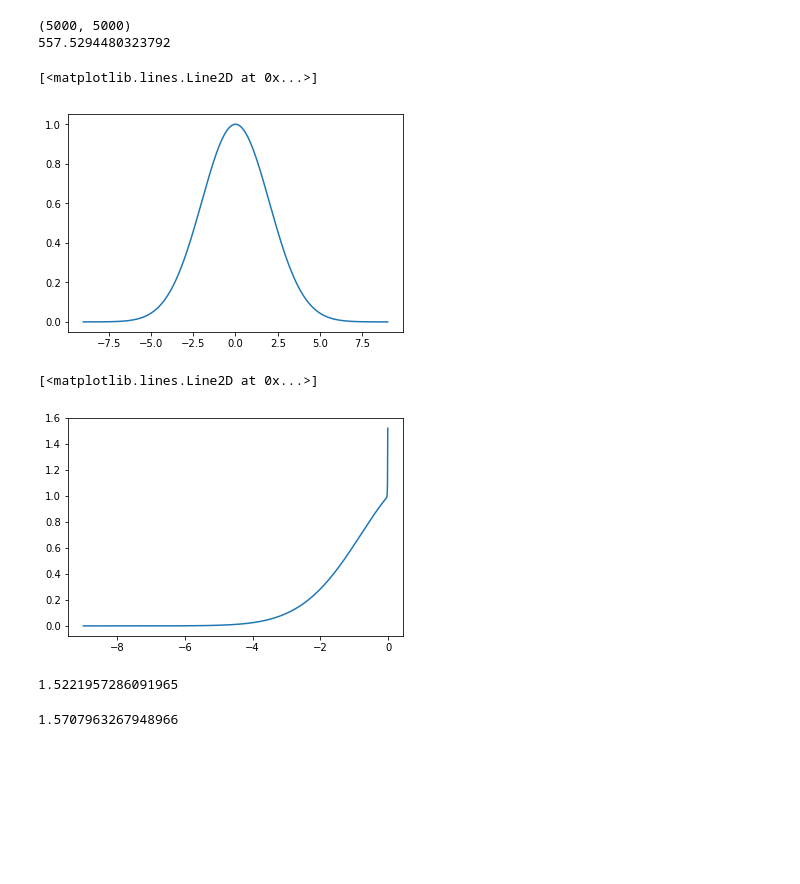
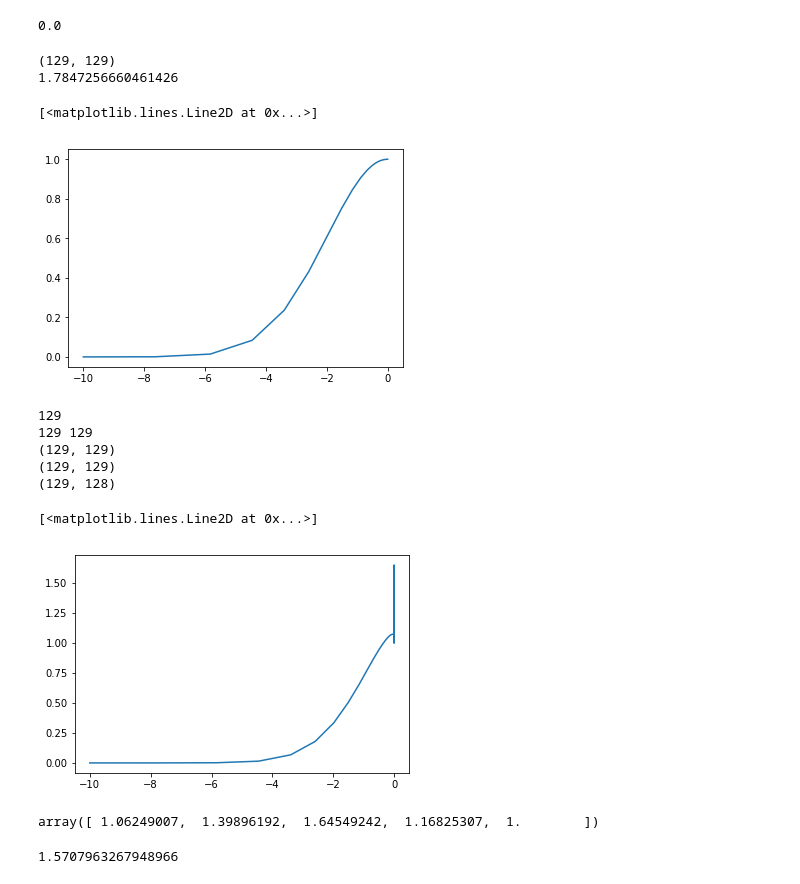
Before and after one commit to hbhat4000/LevySDE, a Jupyter notebook: asymptotics/levyparnonequiRECT.ipynb, the cells around one changed output. Cells and saved outputs as stored; diff of their text form; code cells hidden in the pictures; blank space fills up the shorter version.

```diff
--- a/asymptotics/levyparnonequiRECT.ipynb
+++ b/asymptotics/levyparnonequiRECT.ipynb
@@ -19,14 +19,20 @@ def f(x,s,h):
     return np.exp(1j*s*h*drift(x) - h*np.abs(s)*diff(x))
 # %%
 # set up nonequispaced grids of s and u values
-# uvec will have length sres+1, which is to implement nonequispaced quadrature later
+# uvec will have length sres//2+1, which is to implement nonequispaced quadrature later
 smax = 10
-sres = 5000
+sres = 256
 uvec = smax*(1.0-np.exp(-np.linspace(0,np.log(smax),sres//2 + 1)))
 print(uvec[0:3])
 print(uvec[(sres//2-2):])
-uvec = np.hstack([-np.flip(uvec[1:],axis=0), uvec])
-print(uvec[(sres//2-1):(sres//2+2)])
+uvec = uvec - np.max(uvec)
+plt.plot(uvec)
+plt.show()
+print(np.min(np.diff(uvec)))
+plt.plot(np.diff(uvec))
+plt.show()
+print(uvec[0:3])
+print(uvec[(sres//2-2):])
 svec = np.copy(uvec)
 ures = len(uvec)
 sres = len(svec)
@@ -60,6 +70,10 @@ xvec = np.arange(-L/2,L/2,dx)
 # %%
 # initialize kernel matrix
 # kernelmat = np.zeros((sres,sres),dtype='D')
+
+svec[sres-1]
+# %% [output]
+0.0
 # %%
 def computeonerow(i):
 
@@ -113,7 +127,7 @@ def computeonerow(i):
 # %%
 curtime = time.time()
-pool = mp.Pool(processes=2)
-kernelmat = sspar.vstack(pool.map(computeonerow, range(sres-1)))
+pool = mp.Pool(processes=24)
+kernelmat = sspar.vstack(pool.map(computeonerow, range(sres)))
 # leftkernelmat, rightkernelmat = map(sspar.vstack, list(zip(*kernelmat)))
 
 # templist = [list(x) for x in zip(*kernelmat)]
@@ -130,14 +144,14 @@ pool.close()
 # bigeig, _ = ssla.eigs(kernelmat-kernelmat[sres//2,],k=1,which='LM')
 # print(np.abs(bigeig[0]*ds))
 # %% [output]
-(5000, 5000)
-557.5294480323792
+(129, 129)
+1.7847256660461426
 # %%
-svec = svec[:-1]
+# svec = svec[:-1]
 plt.plot(svec, np.abs(initpcf(svec)))
 # %% [output]
 [<matplotlib.lines.Line2D at 0x...>]
-[figure, old version]
+[figure, new version]
 # %%
 # plt.plot(svec[1:],np.abs(np.diag(np.dot(kernelmat[1:,1:],np.diag(du)))))
 # %%
@@ -154,23 +168,36 @@ plt.plot(svec, np.abs(initpcf(svec)))
 # print(len(cf))
 # print(sres)
 # cf[(sres-1)//2]
+
+print(len(svec))
+print(len(du), len(cf))
+print(kernelmat.shape)
+kernelmatdense = kernelmat.todense()
+print(kernelmatdense.shape)
+kernelmatsnip = sspar.csr_matrix(kernelmatdense[:,:-1],dtype='D')
+print(kernelmatsnip.shape)
+# %% [output]
+129
+129 129
+(129, 129)
+(129, 129)
+(129, 128)
 # %%
-du = np.diff(uvec)
+du = np.hstack([np.zeros(1), np.diff(uvec)])
 cf = initpcf(svec)
-
 numsteps = 1
 for i in range(numsteps):
-    cf = kernelmat.dot(cf*du)
-    cf[(sres-1)//2] = 1.0
+    cf = kernelmatsnip.dot(cf[1:]*du[1:])
+    cf[sres-1] = 1.0
 
-plt.plot(svec[:(sres-1)//2], np.abs(cf[:(sres-1)//2]))
+plt.plot(svec,np.abs(cf))
 # %% [output]
 [<matplotlib.lines.Line2D at 0x...>]
-[figure, old version]
+[figure, new version]
 # %%
-np.abs(cf[sres//2 - 1])
+np.abs(cf[sres-5:])
 # %% [output]
-1.5221957286091965
+array([ 1.06249007,  1.39896192,  1.64549242,  1.16825307,  1.        ])
 # %%
 np.pi/2
 # %% [output]
```
Also changed, not shown: parts of 5 cells of this notebook, 3 other files.
